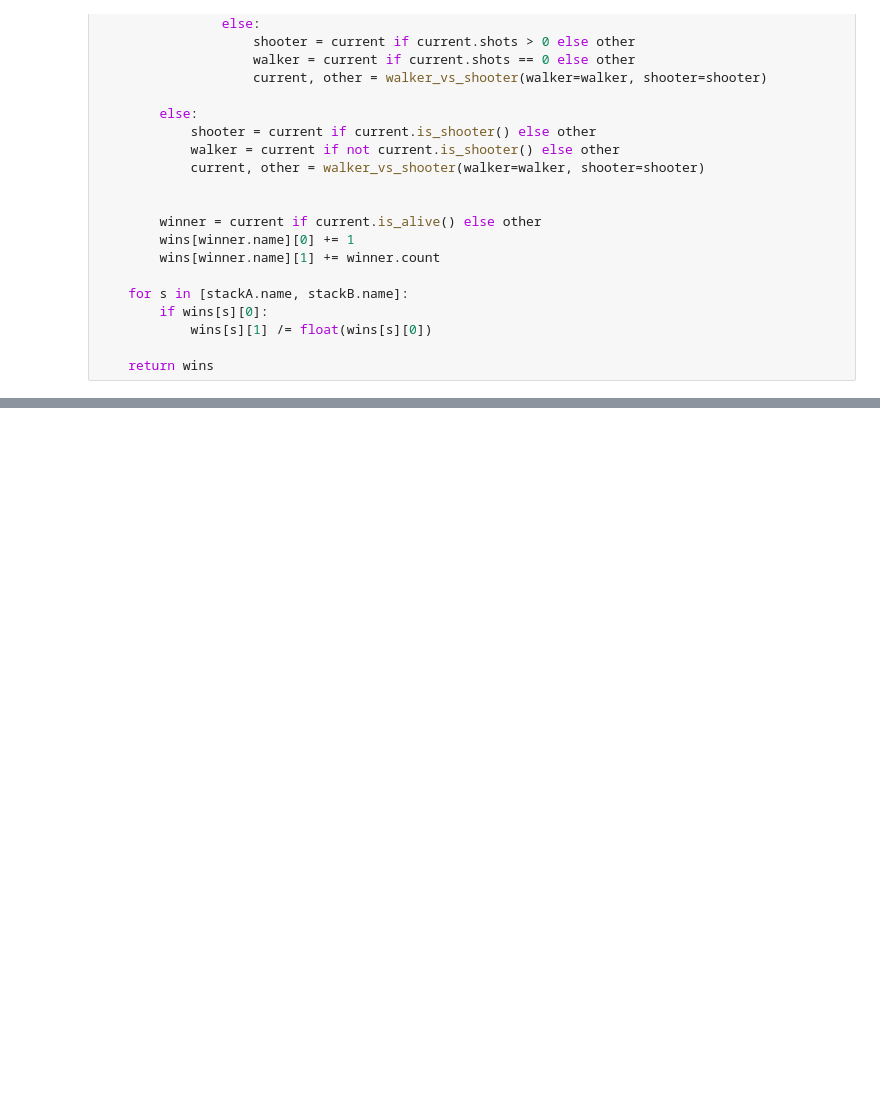
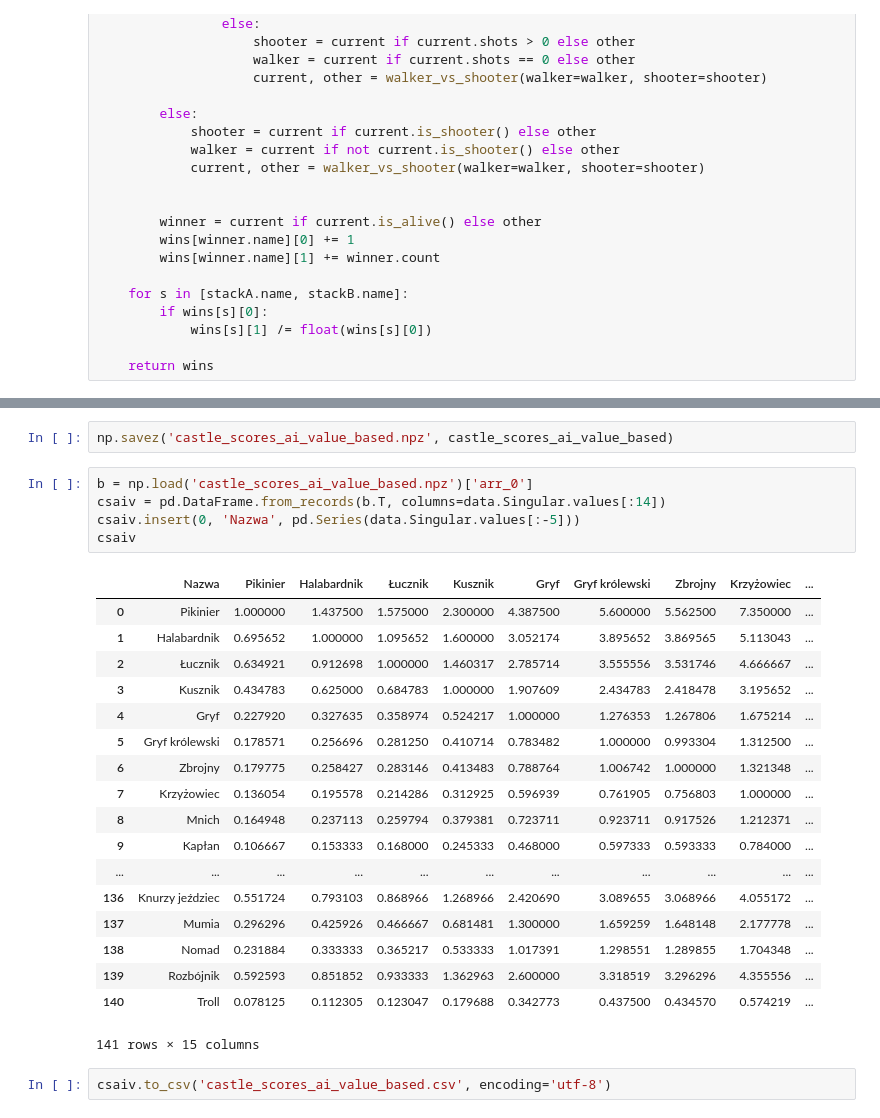
Before and after one commit to maciek16180/h3-fight-sim, a Jupyter notebook: combat_sim.ipynb, the cells around one changed output, grey strips where cells are left out. Drawn from its saved outputs; the diff is of its cells as text; blank space fills up the shorter version.

```diff
--- a/combat_sim.ipynb
+++ b/combat_sim.ipynb
@@ -443,0 +496,28 @@ Done 60 pairs in 106.75s
+# %%
+np.savez('castle_scores_ai_value_based.npz', castle_scores_ai_value_based)
+# %%
+b = np.load('castle_scores_ai_value_based.npz')['arr_0']
+csaiv = pd.DataFrame.from_records(b.T, columns=data.Singular.values[:14])
+csaiv.insert(0, 'Nazwa', pd.Series(data.Singular.values[:-5]))
+csaiv
+# %% [output]
+|  | Nazwa | Pikinier | Halabardnik | Łucznik | Kusznik | Gryf | Gryf królewski | Zbrojny | Krzyżowiec | ... |
+| 0 | Pikinier | 1.000000 | 1.437500 | 1.575000 | 2.300000 | 4.387500 | 5.600000 | 5.562500 | 7.350000 | ... |
+| 1 | Halabardnik | 0.695652 | 1.000000 | 1.095652 | 1.600000 | 3.052174 | 3.895652 | 3.869565 | 5.113043 | ... |
+| 2 | Łucznik | 0.634921 | 0.912698 | 1.000000 | 1.460317 | 2.785714 | 3.555556 | 3.531746 | 4.666667 | ... |
+| 3 | Kusznik | 0.434783 | 0.625000 | 0.684783 | 1.000000 | 1.907609 | 2.434783 | 2.418478 | 3.195652 | ... |
+| 4 | Gryf | 0.227920 | 0.327635 | 0.358974 | 0.524217 | 1.000000 | 1.276353 | 1.267806 | 1.675214 | ... |
+| 5 | Gryf królewski | 0.178571 | 0.256696 | 0.281250 | 0.410714 | 0.783482 | 1.000000 | 0.993304 | 1.312500 | ... |
+| 6 | Zbrojny | 0.179775 | 0.258427 | 0.283146 | 0.413483 | 0.788764 | 1.006742 | 1.000000 | 1.321348 | ... |
+| 7 | Krzyżowiec | 0.136054 | 0.195578 | 0.214286 | 0.312925 | 0.596939 | 0.761905 | 0.756803 | 1.000000 | ... |
+| 8 | Mnich | 0.164948 | 0.237113 | 0.259794 | 0.379381 | 0.723711 | 0.923711 | 0.917526 | 1.212371 | ... |
+| 9 | Kapłan | 0.106667 | 0.153333 | 0.168000 | 0.245333 | 0.468000 | 0.597333 | 0.593333 | 0.784000 | ... |
+| ... | ... | ... | ... | ... | ... | ... | ... | ... | ... | ... |
+| 136 | Knurzy jeździec | 0.551724 | 0.793103 | 0.868966 | 1.268966 | 2.420690 | 3.089655 | 3.068966 | 4.055172 | ... |
+| 137 | Mumia | 0.296296 | 0.425926 | 0.466667 | 0.681481 | 1.300000 | 1.659259 | 1.648148 | 2.177778 | ... |
+| 138 | Nomad | 0.231884 | 0.333333 | 0.365217 | 0.533333 | 1.017391 | 1.298551 | 1.289855 | 1.704348 | ... |
+| 139 | Rozbójnik | 0.592593 | 0.851852 | 0.933333 | 1.362963 | 2.600000 | 3.318519 | 3.296296 | 4.355556 | ... |
+| 140 | Troll | 0.078125 | 0.112305 | 0.123047 | 0.179688 | 0.342773 | 0.437500 | 0.434570 | 0.574219 | ... |
+141 rows × 15 columns
+# %%
+csaiv.to_csv('castle_scores_ai_value_based.csv', encoding='utf-8')
```
Also changed, not shown: parts of 10 cells of this notebook, 8 other files.
